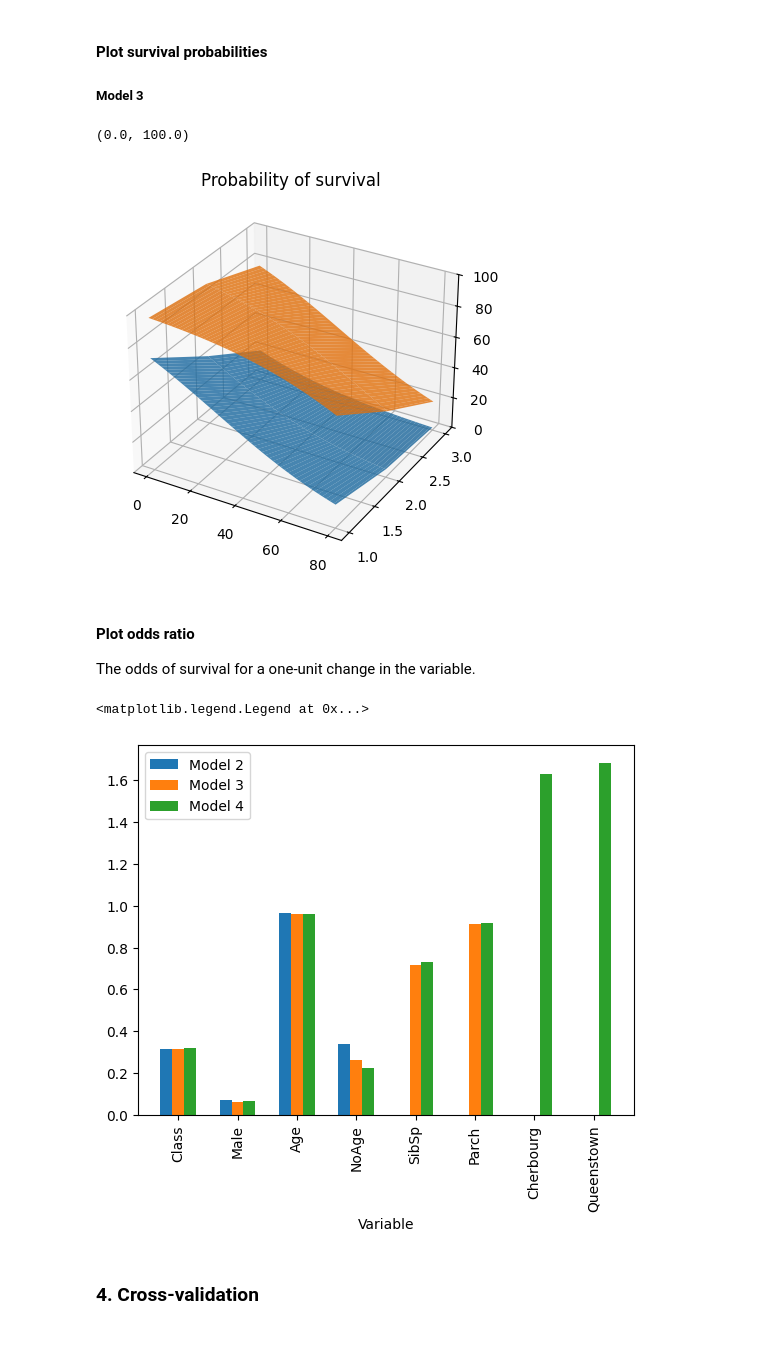
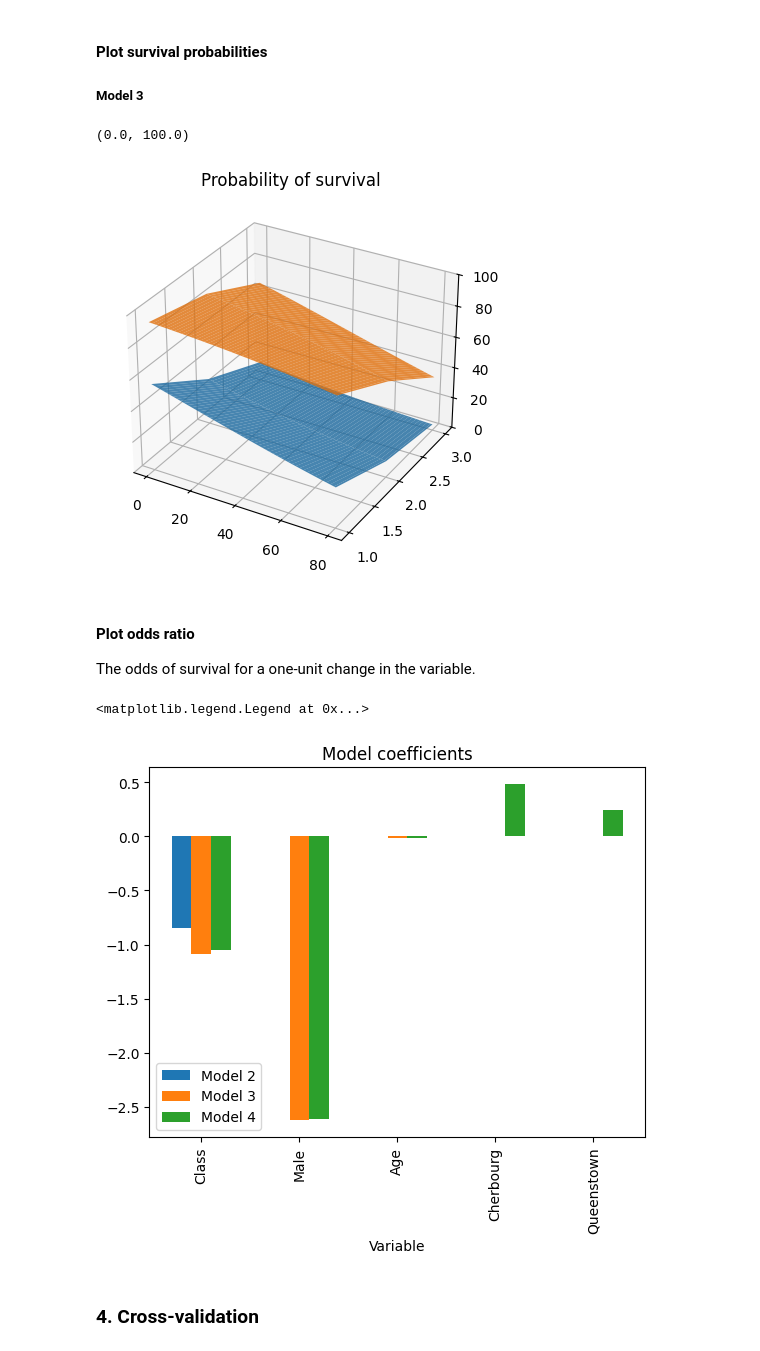
Before and after one commit to madskoefoed/Titanic, a Jupyter notebook: titanic.ipynb, the cells around one changed output. Cells and saved outputs as stored; diff of their text form; code cells hidden in the pictures.

Commit message:
Change in model variables

```diff
--- a/titanic.ipynb
+++ b/titanic.ipynb
@@ -77,7 +77,8 @@ df = df.filter(pl.col("Embarked").is_not_null())
 
 # Add a column indicating when Age is missing
 df = df.with_columns(pl.col("Age").fill_null(0))
-df = df.with_columns(NoAge = pl.lit(np.where(df['Age'] == 0, 1, 0)))
+#df = df.with_columns(NoAge = pl.lit(np.where(df['Age'] == 0, 1, 0)))
+#df = df.with_columns(MaleAge = pl.lit(df['Age'] * np.where(df['Sex'] == 'male', 1, 0)))
 
 df = df.with_columns(pl.col("Embarked").str.replace("C", "Cherbourg", literal=True))
 df = df.with_columns(pl.col("Embarked").str.replace("Q", "Queenstown", literal=True))
@@ -111,17 +103,15 @@ shape: (3, 13)
 # %%
 encoder = OneHotEncoder(sparse_output=False).set_output(transform="polars")
 
-df_enc = encoder.fit_transform(df[['Sex', 'Embarked']])
-
-#df_enc = df_enc.rename({"Pclass": "Class", "Sex_male": "Male", "Sex_female": "Female", "Embarked_Cherbourg": "Cherbourg", "Embarked_Queenstown": "Queenstown", "Embarked_Southampton": "Southampton"})
+df_enc = encoder.fit_transform(df[["Pclass", 'Sex', 'Embarked']])
 
 #df_enc = df_enc.rename(lambda column_name: column_name[1+column_name.find('_'):])
 
-#df_enc.head(3)
-
 df = pl.concat([df, df_enc], how="horizontal")
 
-df = df.rename({"Pclass": "Class", "Sex_male": "Male", "Sex_female": "Female", "Embarked_Cherbourg": "Cherbourg", "Embarked_Queenstown": "Queenstown", "Embarked_Southampton": "Southampton"})
+df = df.rename({"Pclass": "Class", "Pclass_1": "Class_1", "Pclass_2": "Class_2", "Pclass_3": "Class_3",
+                "Sex_male": "Male", "Sex_female": "Female",
+                "Embarked_Cherbourg": "Cherbourg", "Embarked_Queenstown": "Queenstown", "Embarked_Southampton": "Southampton"})
 
 df.head(3)
 # %% [output]
@@ -135,10 +125,9 @@ shape: (3, 18)
 #### Lists of independent variables
 # %%
 #x_cols1 corresponds to an intercept-only model
-x_cols2 = ['Class', 'Male', 'Age', 'NoAge']
-x_cols3 = x_cols2 + ['SibSp', 'Parch']
-#x_cols4 = x_cols3 + ["Cherbourg", "Queenstown", "Southampton"]
-x_cols4 = x_cols3 + ["Cherbourg", "Queenstown"]
+x_cols2 = ['Class']
+x_cols3 = x_cols2 + ['Male', 'Age']
+x_cols4 = x_cols3 + ["Cherbourg", "Queenstown"] # "Southampton"
 # %% [markdown]
 #### Prepare variables for modeling
 # %%
@@ -270,10 +250,9 @@ plt.bar(["model " + str(i) for i in range(nmodels)], height=vals)
 x_age   = np.repeat(np.linspace(0, 80, 100), 3).reshape(-1, 1)
 x_class = np.tile([1, 2, 3], 100).reshape(-1, 1)
 x_male  = np.repeat([1], 300).reshape(-1, 1)
-x_noage = np.repeat([0], 300).reshape(-1, 1)
 
-x_plot = np.concatenate((x_class, x_male, x_age, x_noage), axis=1)
-y_plot = model2.predict_proba(x_plot)[:, 1]*100
+x_plot = np.concatenate((x_class, x_male, x_age), axis=1)
+y_plot = model3.predict_proba(x_plot)[:, 1]*100
 
 fig = plt.figure()
 ax = fig.add_subplot(projection="3d")
@@ -282,37 +261,39 @@ ax.plot_surface(x_age.reshape(100, 3), x_class.reshape(100, 3), y_plot.reshape(1
 
 x_male = np.repeat([0], 300).reshape(-1, 1)
 
-x_plot = np.concatenate((x_class, x_male, x_age, x_noage), axis=1)
-y_plot = model2.predict_proba(x_plot)[:, 1]*100
+x_plot = np.concatenate((x_class, x_male, x_age), axis=1)
+y_plot = model3.predict_proba(x_plot)[:, 1]*100
 
 ax.plot_surface(x_age.reshape(100, 3), x_class.reshape(100, 3), y_plot.reshape(100, 3), alpha=0.8)
 ax.set_zlim((0, 100))
 # %% [output]
 (0.0, 100.0)
-[figure, old version]
+[figure, new version]
 # %% [markdown]
 #### Plot odds ratio
 The odds of survival for a one-unit change in the variable.
 # %%
 b2 = model2.coef_.shape[1]
 b3 = model3.coef_.shape[1]
 b4 = model4.coef_.shape[1]
 
 c2 = np.concatenate((model2.coef_.reshape(b2, 1), np.full((b4-b2, 1), np.nan)), axis=0)
 c3 = np.concatenate((model3.coef_.reshape(b3, 1), np.full((b4-b3, 1), np.nan)), axis=0)
 c4 = model4.coef_.reshape(b4, 1)
 
-vals = np.exp(np.concatenate((c2, c3, c4), axis=1))
+#vals = np.exp(np.concatenate((c2, c3, c4), axis=1))
+vals = np.concatenate((c2, c3, c4), axis=1)
 x = np.arange(vals.shape[0])
 
 for i in range(1, nmodels):
     plt.bar(x+(i-nmodels/2)/(1+nmodels), vals[:, i-1], 0.2)
 
+plt.title("Model coefficients")
 plt.xticks(x, x_cols4, rotation = 90)
 plt.xlabel("Variable")
 plt.legend(["Model " + str(i) for i in range(2, nmodels+2)])
 # %% [output]
 <matplotlib.legend.Legend at 0x...>
-[figure, old version]
+[figure, new version]
 # %% [markdown]
 ### 4. Cross-validation
```
Also changed, not shown: parts of 18 cells of this notebook.
